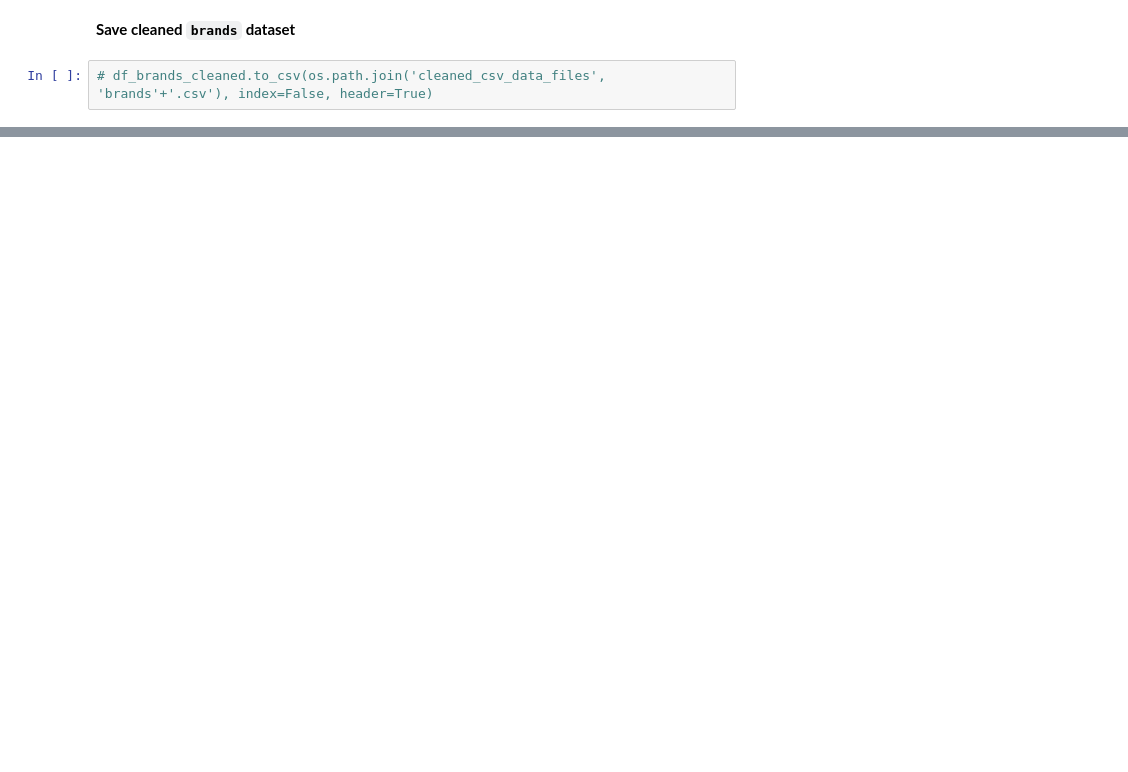
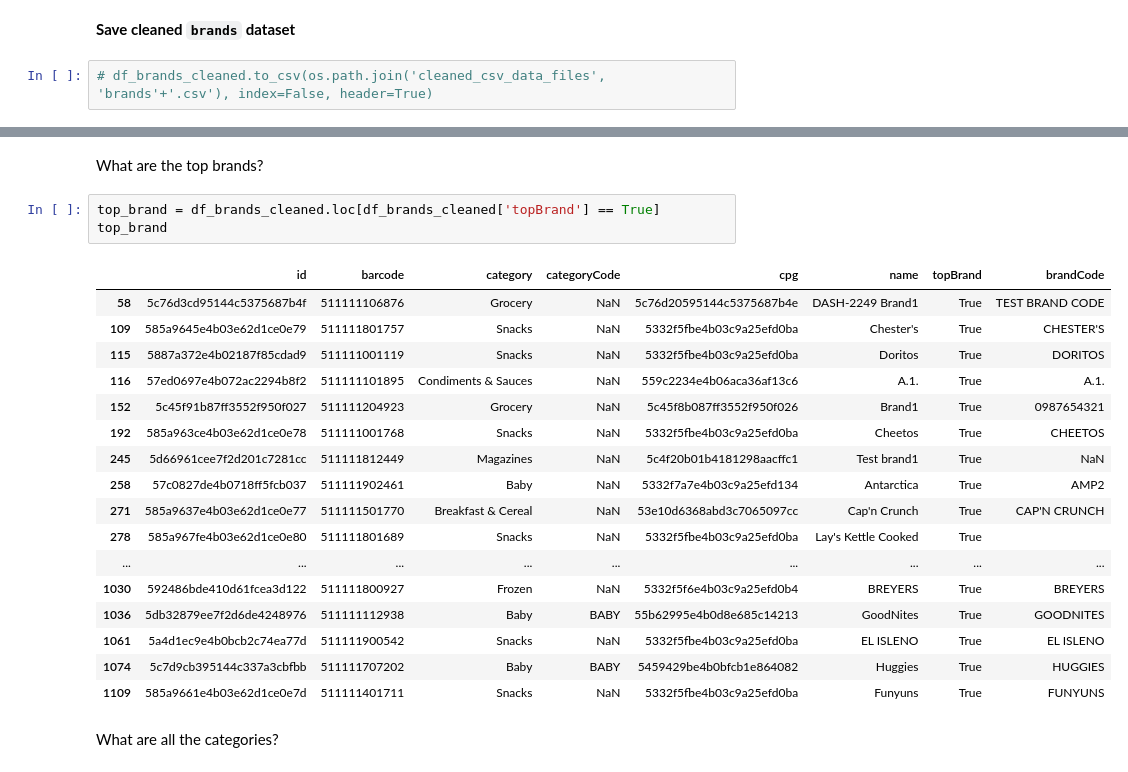
Before and after one commit to ztcnrh/fetch, a Jupyter notebook: round_1_coding_exercise/json_csv_conversion.ipynb, the cells around one changed output, grey strips where cells are left out. Cells and saved outputs as stored; diff of their text form; blank space fills up the shorter version.

```diff
--- a/json_csv_conversion.ipynb
+++ b/round_1_coding_exercise/json_csv_conversion.ipynb
@@ -396,0 +542,25 @@ dtype: object
+# %% [markdown]
+What are the top brands?
+# %%
+top_brand = df_brands_cleaned.loc[df_brands_cleaned['topBrand'] == True]
+top_brand
+# %% [output]
+|  | id | barcode | category | categoryCode | cpg | name | topBrand | brandCode |
+| 58 | 5c76d3cd95144c5375687b4f | 511111106876 | Grocery | NaN | 5c76d20595144c5375687b4e | DASH-2249 Brand1 | True | TEST BRAND CODE |
+| 109 | 585a9645e4b03e62d1ce0e79 | 511111801757 | Snacks | NaN | 5332f5fbe4b03c9a25efd0ba | Chester's | True | CHESTER'S |
+| 115 | 5887a372e4b02187f85cdad9 | 511111001119 | Snacks | NaN | 5332f5fbe4b03c9a25efd0ba | Doritos | True | DORITOS |
+| 116 | 57ed0697e4b072ac2294b8f2 | 511111101895 | Condiments & Sauces | NaN | 559c2234e4b06aca36af13c6 | A.1. | True | A.1. |
+| 152 | 5c45f91b87ff3552f950f027 | 511111204923 | Grocery | NaN | 5c45f8b087ff3552f950f026 | Brand1 | True | 0987654321 |
+| 192 | 585a963ce4b03e62d1ce0e78 | 511111001768 | Snacks | NaN | 5332f5fbe4b03c9a25efd0ba | Cheetos | True | CHEETOS |
+| 245 | 5d66961cee7f2d201c7281cc | 511111812449 | Magazines | NaN | 5c4f20b01b4181298aacffc1 | Test brand1 | True | NaN |
+| 258 | 57c0827de4b0718ff5fcb037 | 511111902461 | Baby | NaN | 5332f7a7e4b03c9a25efd134 | Antarctica | True | AMP2 |
+| 271 | 585a9637e4b03e62d1ce0e77 | 511111501770 | Breakfast & Cereal | NaN | 53e10d6368abd3c7065097cc | Cap'n Crunch | True | CAP'N CRUNCH |
+| 278 | 585a967fe4b03e62d1ce0e80 | 511111801689 | Snacks | NaN | 5332f5fbe4b03c9a25efd0ba | Lay's Kettle Cooked | True |  |
+| ... | ... | ... | ... | ... | ... | ... | ... | ... |
+| 1030 | 592486bde410d61fcea3d122 | 511111800927 | Frozen | NaN | 5332f5f6e4b03c9a25efd0b4 | BREYERS | True | BREYERS |
+| 1036 | 5db32879ee7f2d6de4248976 | 511111112938 | Baby | BABY | 55b62995e4b0d8e685c14213 | GoodNites | True | GOODNITES |
+| 1061 | 5a4d1ec9e4b0bcb2c74ea77d | 511111900542 | Snacks | NaN | 5332f5fbe4b03c9a25efd0ba | EL ISLENO | True | EL ISLENO |
+| 1074 | 5c7d9cb395144c337a3cbfbb | 511111707202 | Baby | BABY | 5459429be4b0bfcb1e864082 | Huggies | True | HUGGIES |
+| 1109 | 585a9661e4b03e62d1ce0e7d | 511111401711 | Snacks | NaN | 5332f5fbe4b03c9a25efd0ba | Funyuns | True | FUNYUNS |
+# %% [markdown]
+What are all the categories?
```
Also changed, not shown: parts of 23 cells of this notebook, 8 other files.
